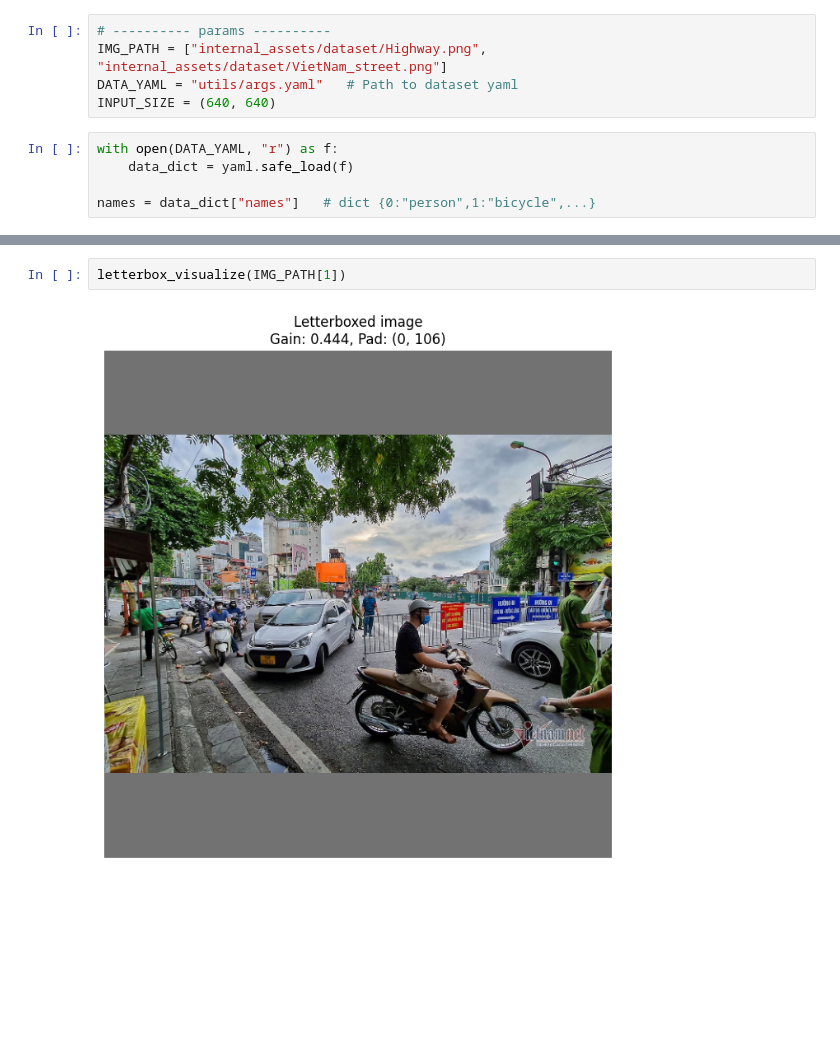
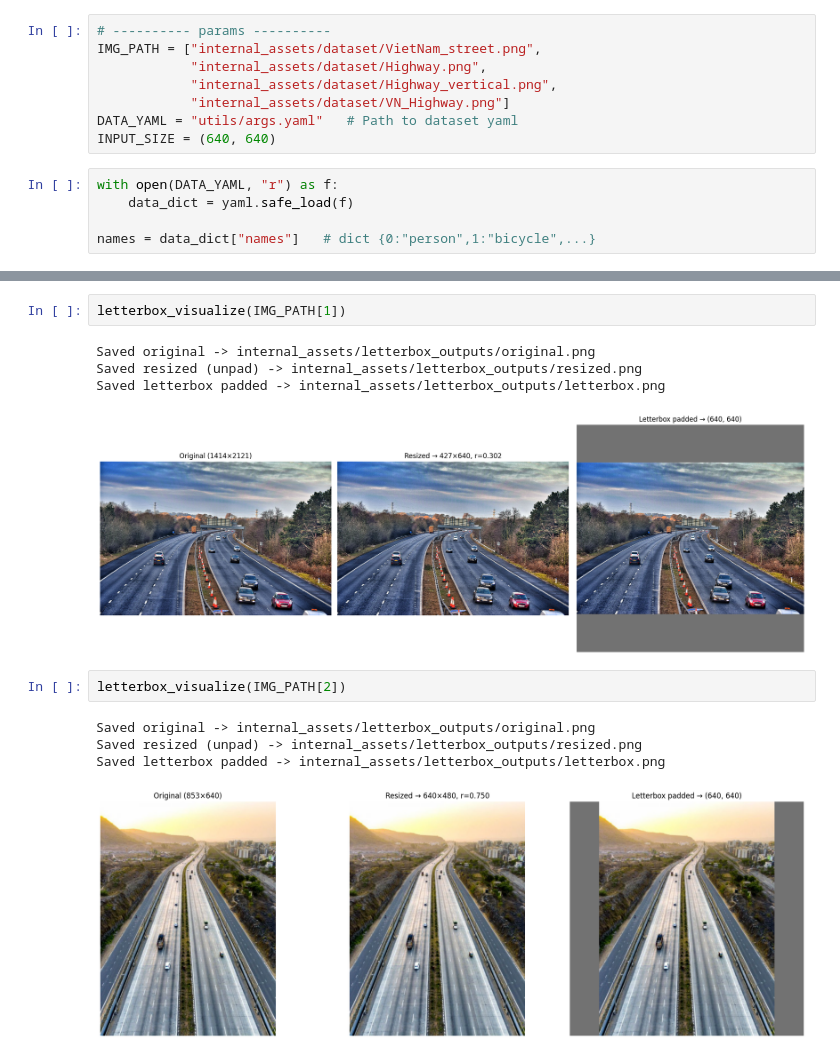
Before and after one commit to zombieTDV/YOLOv11-pt, a Jupyter notebook: src/resize_state.ipynb, the cells around one changed output, grey strips where cells are left out. Drawn from its saved outputs; the diff is of its cells as text; blank space fills up the shorter version.

```diff
--- a/src/resize_state.ipynb
+++ b/src/resize_state.ipynb
@@ -5,7 +5,10 @@ import matplotlib.pyplot as plt
 import yaml
 # %%
 # ---------- params ----------
-IMG_PATH = ["internal_assets/dataset/Highway.png", "internal_assets/dataset/VietNam_street.png"]
+IMG_PATH = ["internal_assets/dataset/VietNam_street.png",
+            "internal_assets/dataset/Highway.png",
+            "internal_assets/dataset/Highway_vertical.png",
+            "internal_assets/dataset/VN_Highway.png"]
 DATA_YAML = "utils/args.yaml"   # Path to dataset yaml
 INPUT_SIZE = (640, 640)
 # %%
@@ -55,5 +113,15 @@ def letterbox_visualize(img_path: str = IMG_PATH[0], new_shap: tuple = INPUT_SIZ
     plt.show()
+# %%
+letterbox_visualize(IMG_PATH[1])
+# %% [output]
+Saved original -> internal_assets/letterbox_outputs/original.png
+Saved resized (unpad) -> internal_assets/letterbox_outputs/resized.png
+Saved letterbox padded -> internal_assets/letterbox_outputs/letterbox.png
+[figure, added]
 # %%
-letterbox_visualize(IMG_PATH[1])
+letterbox_visualize(IMG_PATH[2])
 # %% [output]
+Saved original -> internal_assets/letterbox_outputs/original.png
+Saved resized (unpad) -> internal_assets/letterbox_outputs/resized.png
+Saved letterbox padded -> internal_assets/letterbox_outputs/letterbox.png
-[figure, old version]
+[figure, new version]
```
Also changed, not shown: parts of 2 cells of this notebook, 15 other files.
